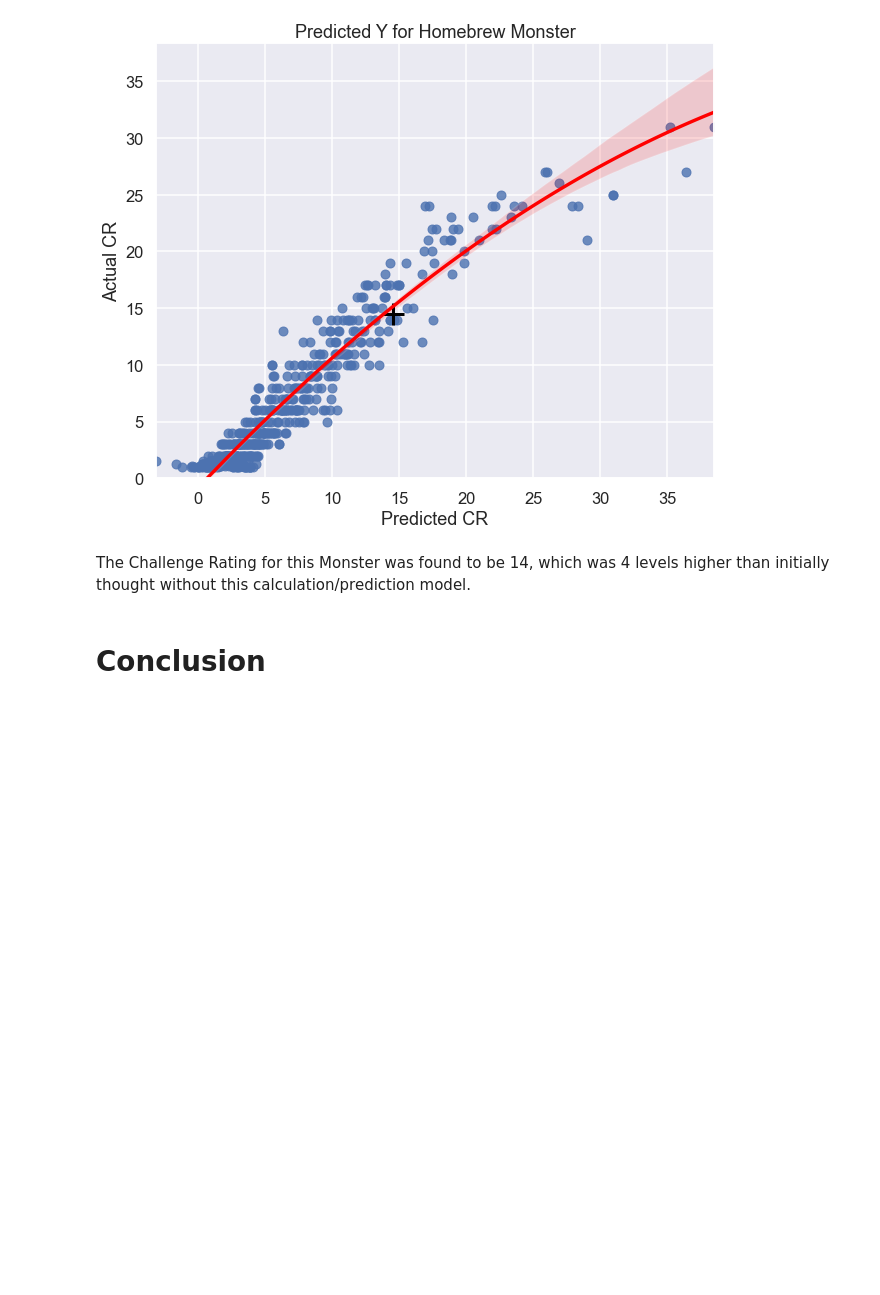
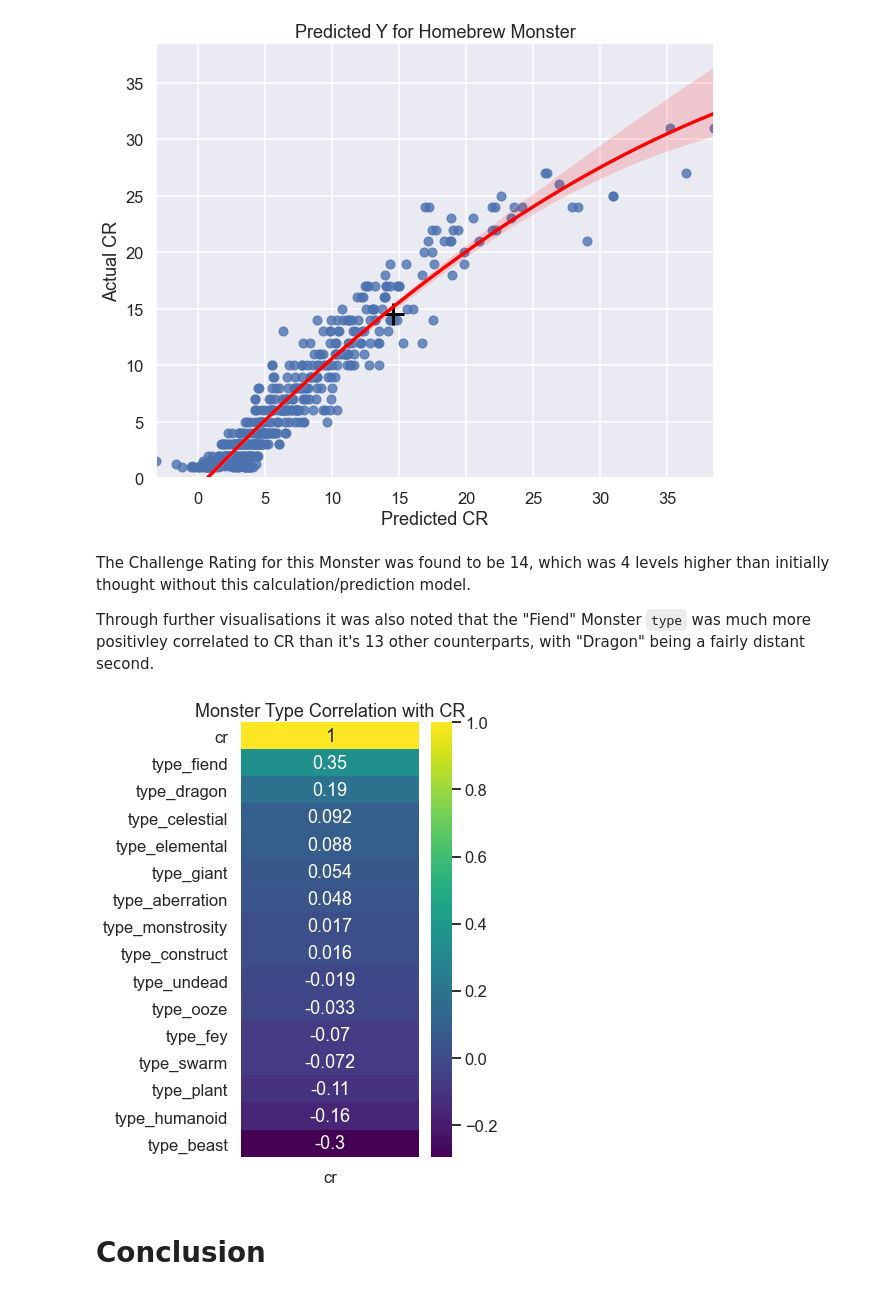
Before and after one commit to MossyJossy/Capstone-DnD-Monsters, a Jupyter notebook: DnD Challenge Rating Prediction Notebook.ipynb, the cells around one changed output. Saved outputs shown, nothing was run; the diff lists cells and outputs as text; code cells hidden in the pictures; blank space fills up the shorter version.

```diff
--- a/DnD Challenge Rating Prediction Notebook.ipynb
+++ b/DnD Challenge Rating Prediction Notebook.ipynb
@@ -233,6 +193,12 @@ display.Image('Images/CR_prediction.png')
 [figure]
 # %% [markdown]
 The Challenge Rating for this Monster was found to be 14, which was 4 levels higher than initially thought without this calculation/prediction  model.
+
+Through further visualisations it was also noted that the "Fiend" Monster `type` was much more positivley correlated to CR than it's 13 other counterparts, with "Dragon" being a fairly distant second.
+# %%
+display.Image('Images/Monster_TypevsCR.png')
+# %% [output]
+[figure, added]
 # %% [markdown]
 # Conclusion
 # %% [markdown]
```
Also changed, not shown: parts of 14 cells of this notebook, 11 other files.
